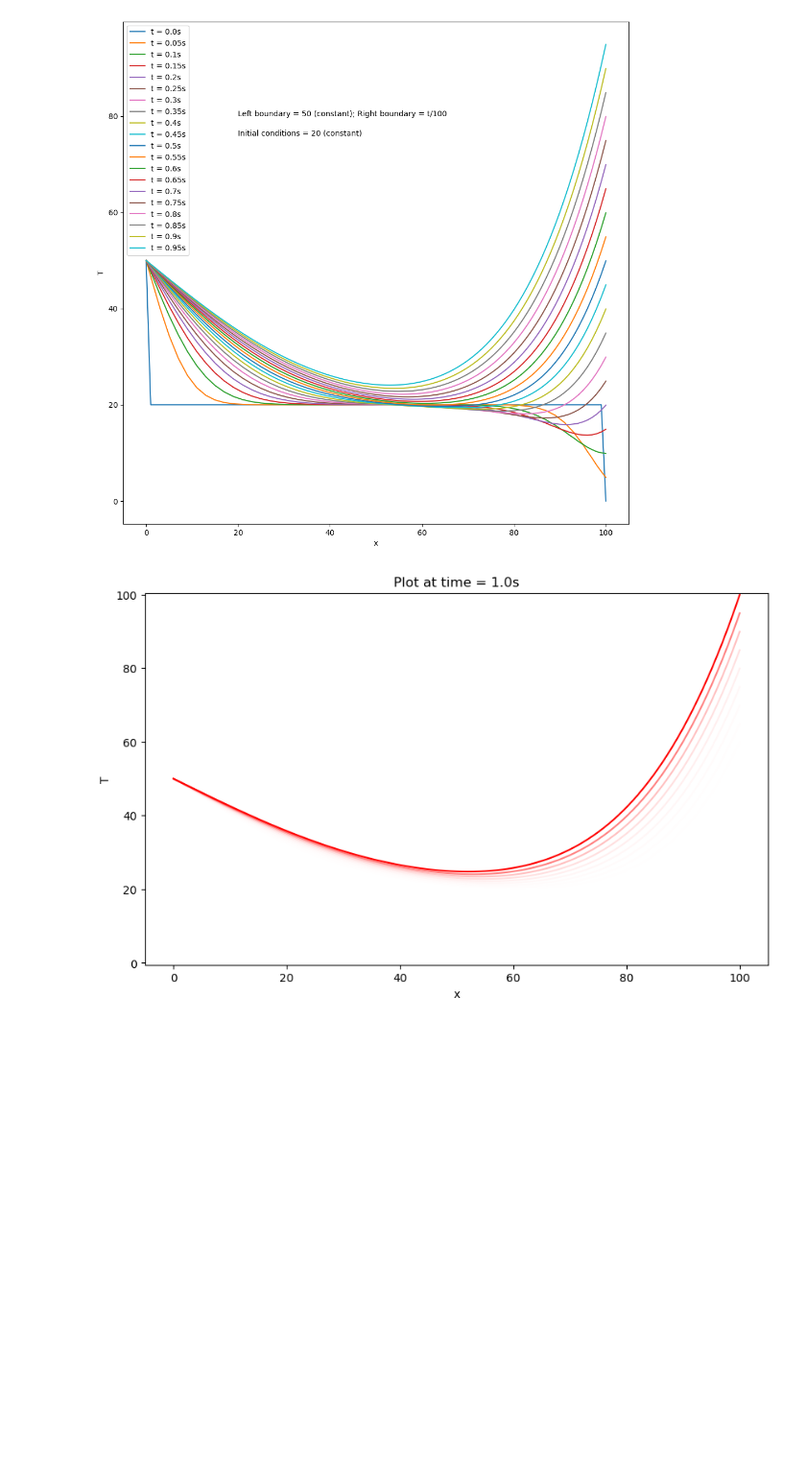
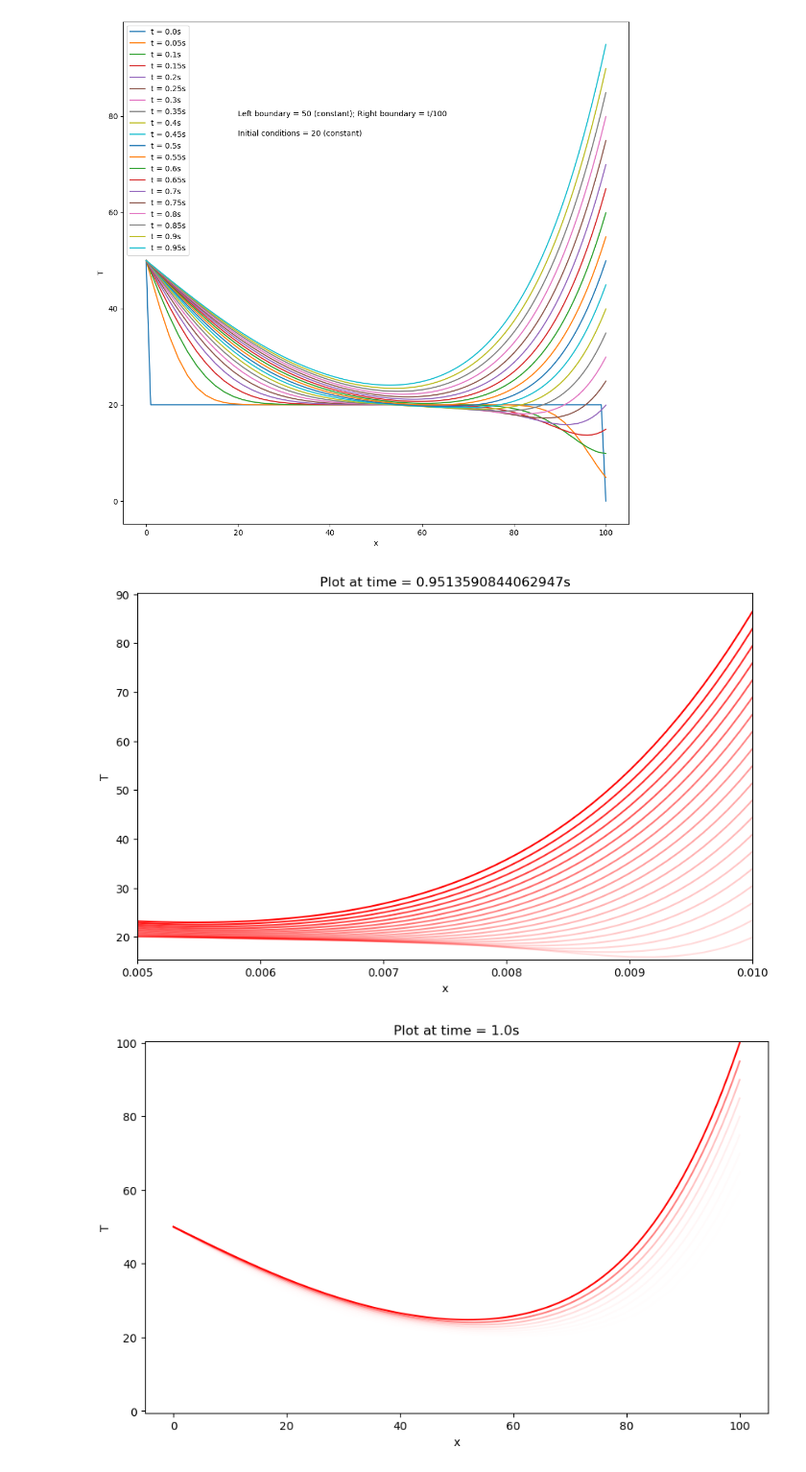
Before and after one commit to Miller-Ryan-1/csueb_phys, a Jupyter notebook: numerical_pdes/heat_equation_PDE_sols.ipynb, the cells around one changed output. Shown at 96% size. Saved outputs shown, nothing was run; the diff lists cells and outputs as text; code cells hidden in the pictures; blank space fills up the shorter version.

```diff
--- a/numerical_pdes/heat_equation_PDE_sols.ipynb
+++ b/numerical_pdes/heat_equation_PDE_sols.ipynb
@@ -326,3 +326,9 @@ plt.text(20,76,'Initial conditions = 20 (constant)')
 plt.show()
 # %% [output]
 [figure]
+# %%
+'''
+heat_plotter_advanced(U, L, t_max, steps, t_min_plot, t_max_plot, x_min_plot, x_max_plot)'''
+heat_plotter_advanced(U, L, 1, 20, .2, .9, .005, .01)
+# %% [output]
+[figure, added]
```
Also changed, not shown: parts of 1 cell of this notebook, 1 other file.
